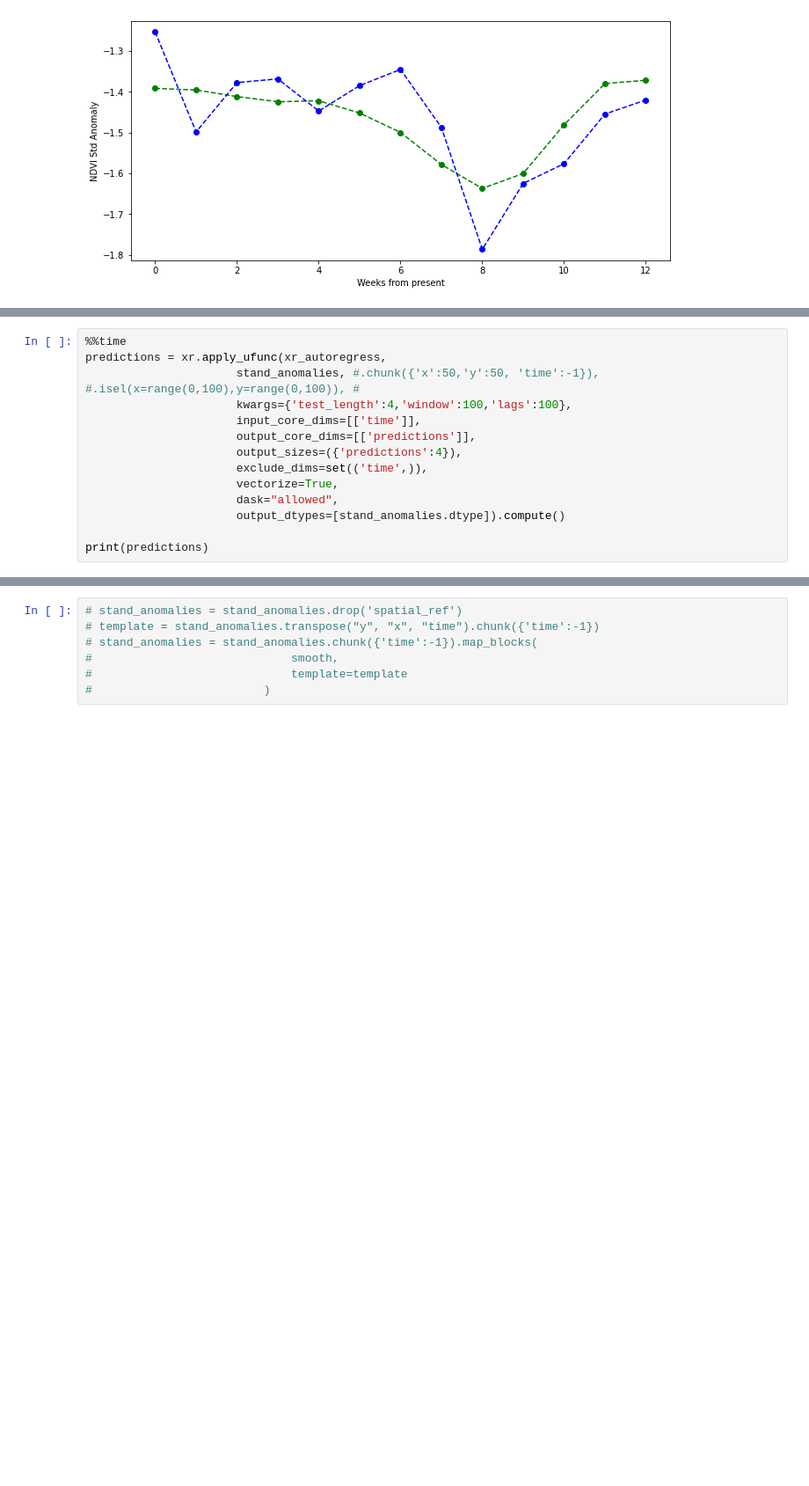
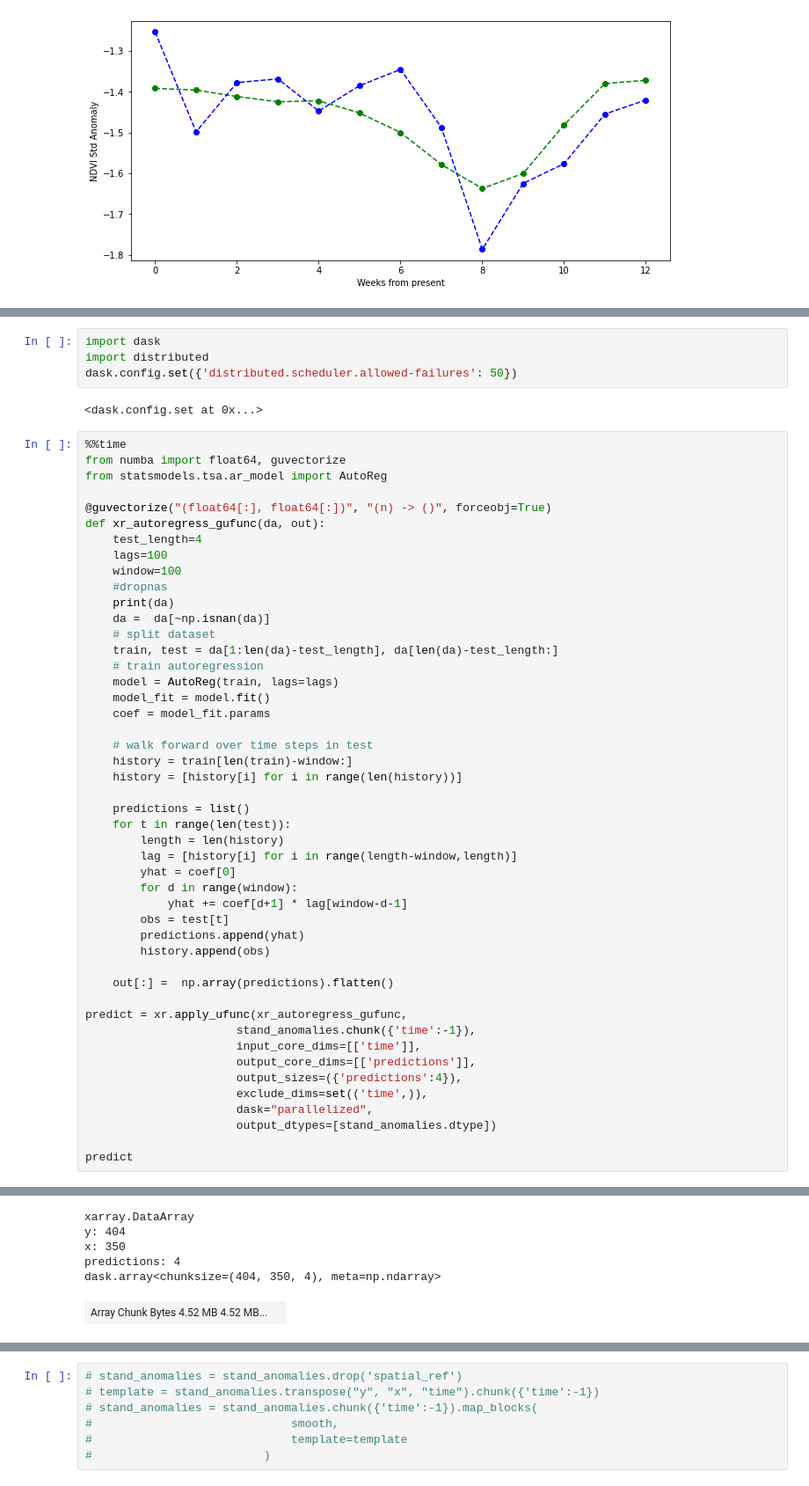
Before and after one commit to cbur24/vegetation_forecasts, a Jupyter notebook: testing.ipynb, the cells around one changed output, grey strips where cells are left out. Shown at 88% size. Drawn from its saved outputs; the diff is of its cells as text; blank space fills up the shorter version.

Commit message:
attempt speed-up with guvectorize

```diff
--- a/testing.ipynb
+++ b/testing.ipynb
@@ -258,14 +262,0 @@ def xr_autoregress(da, test_length, window, lags):
-# %%
-%%time
-predictions = xr.apply_ufunc(xr_autoregress,
-                      stand_anomalies, #.chunk({'x':50,'y':50, 'time':-1}), #.isel(x=range(0,100),y=range(0,100)), #
-                      kwargs={'test_length':4,'window':100,'lags':100},
-                      input_core_dims=[['time']],
-                      output_core_dims=[['predictions']],
-                      output_sizes=({'predictions':4}),
-                      exclude_dims=set(('time',)),
-                      vectorize=True,
-                      dask="allowed",
-                      output_dtypes=[stand_anomalies.dtype]).compute()
-
-print(predictions)
@@ -310,0 +279,54 @@ stand_anomalies.isel(time=range(-5, -1)).mean(['x',
+# %%
+import dask
+import distributed
+dask.config.set({'distributed.scheduler.allowed-failures': 50})
+# %% [output]
+<dask.config.set at 0x...>
+# %%
+%%time
+from numba import float64, guvectorize
+from statsmodels.tsa.ar_model import AutoReg
+
+@guvectorize("(float64[:], float64[:])", "(n) -> ()", forceobj=True)
+def xr_autoregress_gufunc(da, out):
+    test_length=4
+    lags=100
+    window=100
+    #dropnas
+    print(da)
+    da =  da[~np.isnan(da)]
+    # split dataset
+    train, test = da[1:len(da)-test_length], da[len(da)-test_length:]
+    # train autoregression
+    model = AutoReg(train, lags=lags)
+    model_fit = model.fit()
+    coef = model_fit.params
+
+    # walk forward over time steps in test
+    history = train[len(train)-window:]
+    history = [history[i] for i in range(len(history))]
+
+    predictions = list()
+    for t in range(len(test)):
+        length = len(history)
+        lag = [history[i] for i in range(length-window,length)]
+        yhat = coef[0]
+        for d in range(window):
+            yhat += coef[d+1] * lag[window-d-1]
+        obs = test[t]
+        predictions.append(yhat)
+        history.append(obs)
+
+    out[:] =  np.array(predictions).flatten()
+
+predict = xr.apply_ufunc(xr_autoregress_gufunc,
+                      stand_anomalies.chunk({'time':-1}),
+                      input_core_dims=[['time']],
+                      output_core_dims=[['predictions']],
+                      output_sizes=({'predictions':4}),
+                      exclude_dims=set(('time',)),
+                      dask="parallelized",
+                      output_dtypes=[stand_anomalies.dtype])
+
+predict
+# %% [output]
@@ -310,0 +335,6 @@ stand_anomalies.isel(time=range(-5, -1)).mean(['x',
+xarray.DataArray
+y: 404
+x: 350
+predictions: 4
+dask.array<chunksize=(404, 350, 4), meta=np.ndarray>
+| Array Chunk Bytes 4.52 MB 4.52 MB... |  |
```
Also changed, not shown: parts of 10 cells of this notebook.
